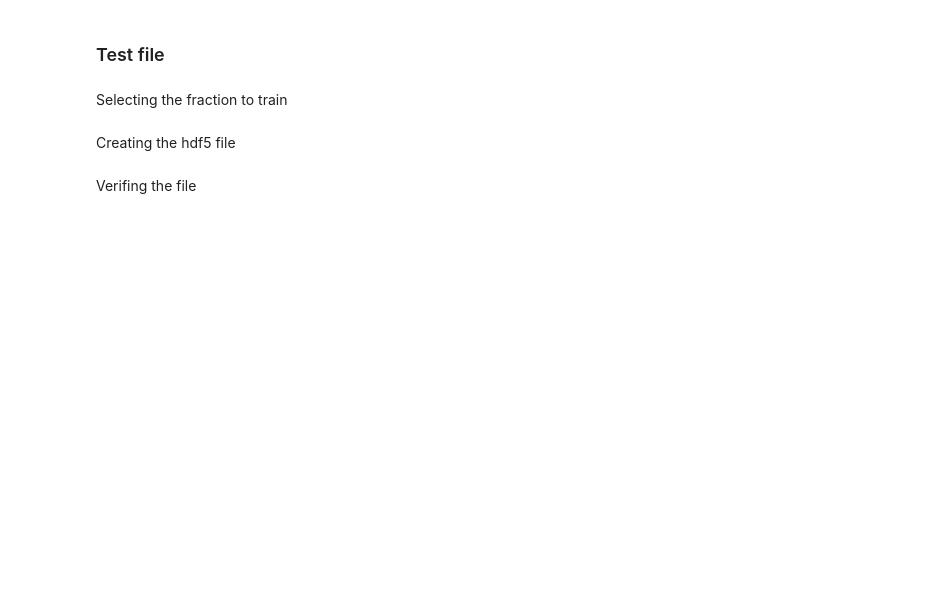
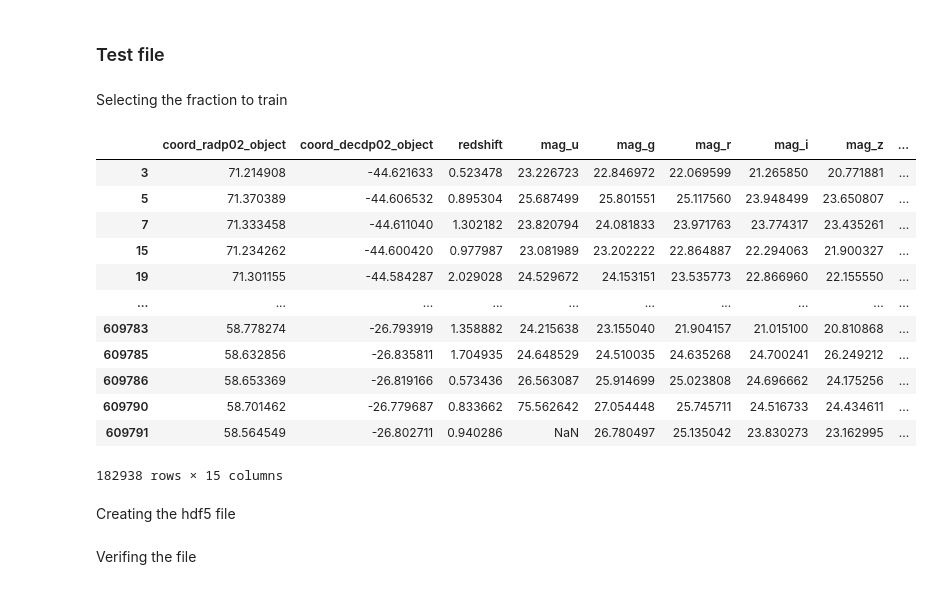
Before and after one commit to linea-it/ic-photoz, a Jupyter notebook: andreia_dourado/files_to_run.ipynb, the cells around one changed output. Saved outputs shown, nothing was run; the diff lists cells and outputs as text; code cells hidden in the pictures; blank space fills up the shorter version.

```diff
--- a/andreia_dourado/files_to_run.ipynb
+++ b/andreia_dourado/files_to_run.ipynb
@@ -8,0 +68,11 @@ data_convert
+# %%
+data_convert = data_convert[data_convert['mag_i']>16]
+# %%
+data_convert = data_convert[data_convert['mag_i']<24.1]
+data_convert
+# %%
+bands = ['u','g','r','i','z','y']
+for i in bands:
+    data_convert = data_convert[data_convert[f'mag_{i}']<50]
+
+data_convert
@@ -11,5 +134,5 @@ data_convert
 # %% [markdown]
 Selecting the fraction to train
 # %%
-fraction = int(0.7 * len(data))§
+fraction = int(0.7 * len(data_convert))
 fraction
@@ -46,8 +207,22 @@ table
 # %% [markdown]
 Selecting the fraction to train
 # %%
-validation= data.drop(training_csv.index)
+validation= data_convert.drop(training_csv.index)
 validation
+# %% [output]
+|  | coord_radp02_object | coord_decdp02_object | redshift | mag_u | mag_g | mag_r | mag_i | mag_z | ... |
+| 3 | 71.214908 | -44.621633 | 0.523478 | 23.226723 | 22.846972 | 22.069599 | 21.265850 | 20.771881 | ... |
+| 5 | 71.370389 | -44.606532 | 0.895304 | 25.687499 | 25.801551 | 25.117560 | 23.948499 | 23.650807 | ... |
+| 7 | 71.333458 | -44.611040 | 1.302182 | 23.820794 | 24.081833 | 23.971763 | 23.774317 | 23.435261 | ... |
+| 15 | 71.234262 | -44.600420 | 0.977987 | 23.081989 | 23.202222 | 22.864887 | 22.294063 | 21.900327 | ... |
+| 19 | 71.301155 | -44.584287 | 2.029028 | 24.529672 | 24.153151 | 23.535773 | 22.866960 | 22.155550 | ... |
+| ... | ... | ... | ... | ... | ... | ... | ... | ... | ... |
+| 609783 | 58.778274 | -26.793919 | 1.358882 | 24.215638 | 23.155040 | 21.904157 | 21.015100 | 20.810868 | ... |
+| 609785 | 58.632856 | -26.835811 | 1.704935 | 24.648529 | 24.510035 | 24.635268 | 24.700241 | 26.249212 | ... |
+| 609786 | 58.653369 | -26.819166 | 0.573436 | 26.563087 | 25.914699 | 25.023808 | 24.696662 | 24.175256 | ... |
+| 609790 | 58.701462 | -26.779687 | 0.833662 | 75.562642 | 27.054448 | 25.745711 | 24.516733 | 24.434611 | ... |
+| 609791 | 58.564549 | -26.802711 | 0.940286 | NaN | 26.780497 | 25.135042 | 23.830273 | 23.162995 | ... |
+182938 rows × 15 columns
 # %% [markdown]
 Creating the hdf5 file
 # %%
```
Also changed, not shown: parts of 21 cells of this notebook, 4 other files.
